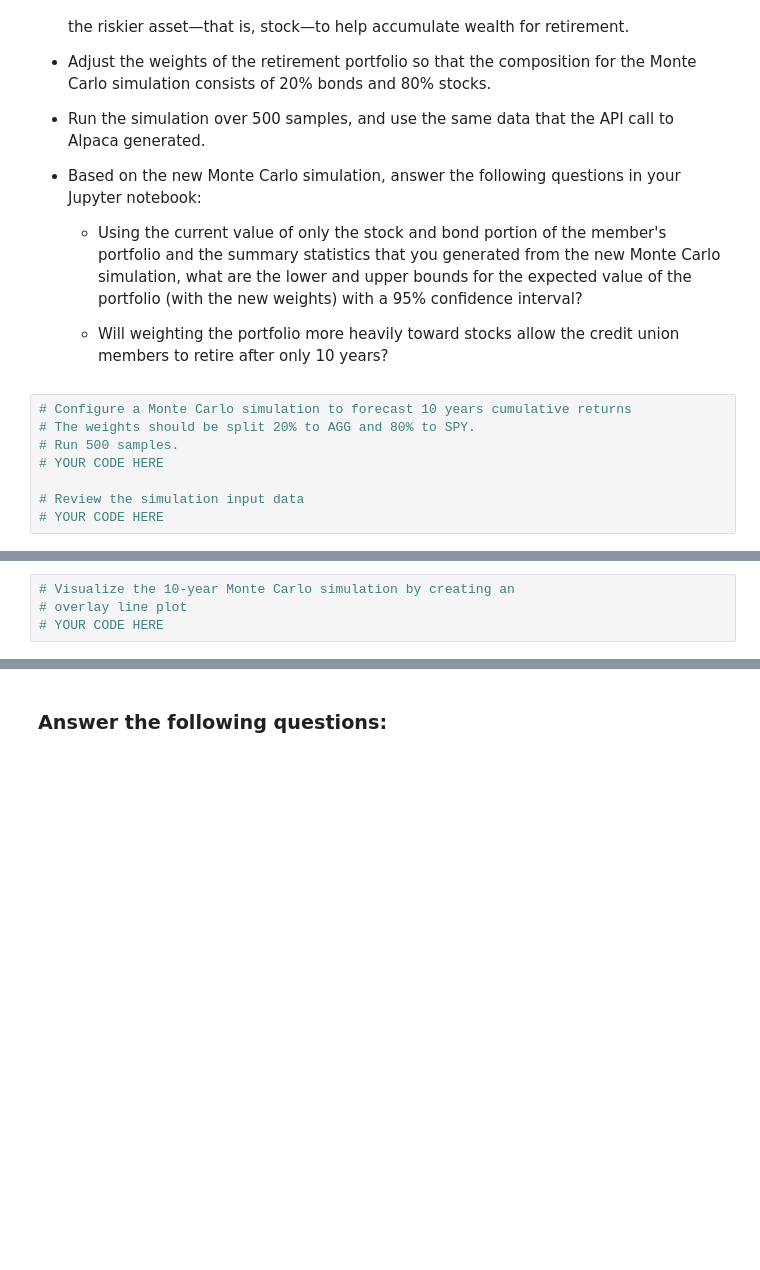
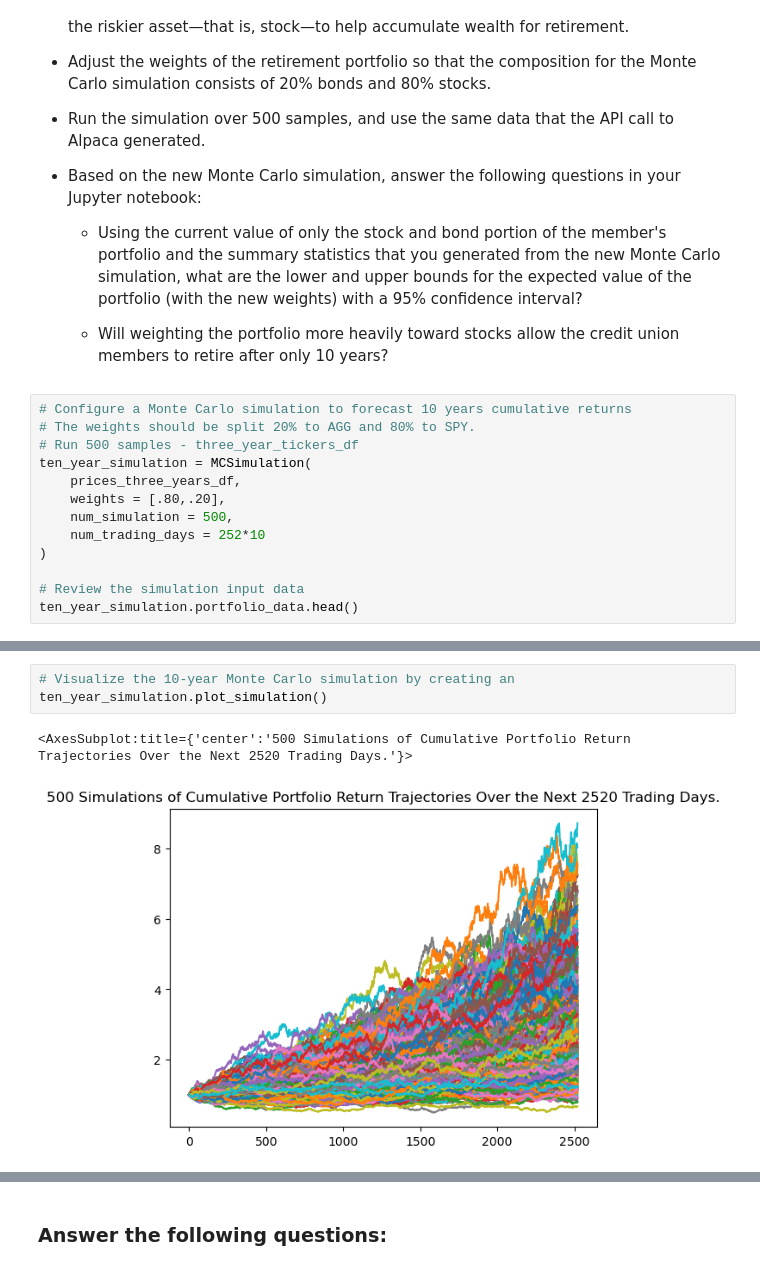
Before and after one commit to lumiroga/fintech-Challenge5, a Jupyter notebook: financial_planning_tools.ipynb, the cells around one changed output, grey strips where cells are left out. Cells and saved outputs as stored; diff of their text form; blank space fills up the shorter version.

Commit message:
Finished 10 years simulation analysis and answered final question

```diff
--- a/financial_planning_tools.ipynb
+++ b/financial_planning_tools.ipynb
@@ -628,8 +628,13 @@ For this new Monte Carlo simulation, do the following:
 # %%
 # Configure a Monte Carlo simulation to forecast 10 years cumulative returns
 # The weights should be split 20% to AGG and 80% to SPY.
-# Run 500 samples.
-# YOUR CODE HERE
+# Run 500 samples - three_year_tickers_df
+ten_year_simulation = MCSimulation(
+    prices_three_years_df,
+    weights = [.80,.20],
+    num_simulation = 500,
+    num_trading_days = 252*10
+)
 
 # Review the simulation input data
-# YOUR CODE HERE
+ten_year_simulation.portfolio_data.head()
@@ -639,7 +695,9 @@ For this new Monte Carlo simulation, do the following:
 # %%
 # Visualize the 10-year Monte Carlo simulation by creating an
-# overlay line plot
-# YOUR CODE HERE
+ten_year_simulation.plot_simulation()
+# %% [output]
+<AxesSubplot:title={'center':'500 Simulations of Cumulative Portfolio Return Trajectories Over the Next 2520 Trading Days.'}>
+[figure, added]
 # %%
 # Visualize the probability distribution of the 10-year Monte Carlo simulation
 # by plotting a histogram
```
Also changed, not shown: parts of 9 cells of this notebook.
